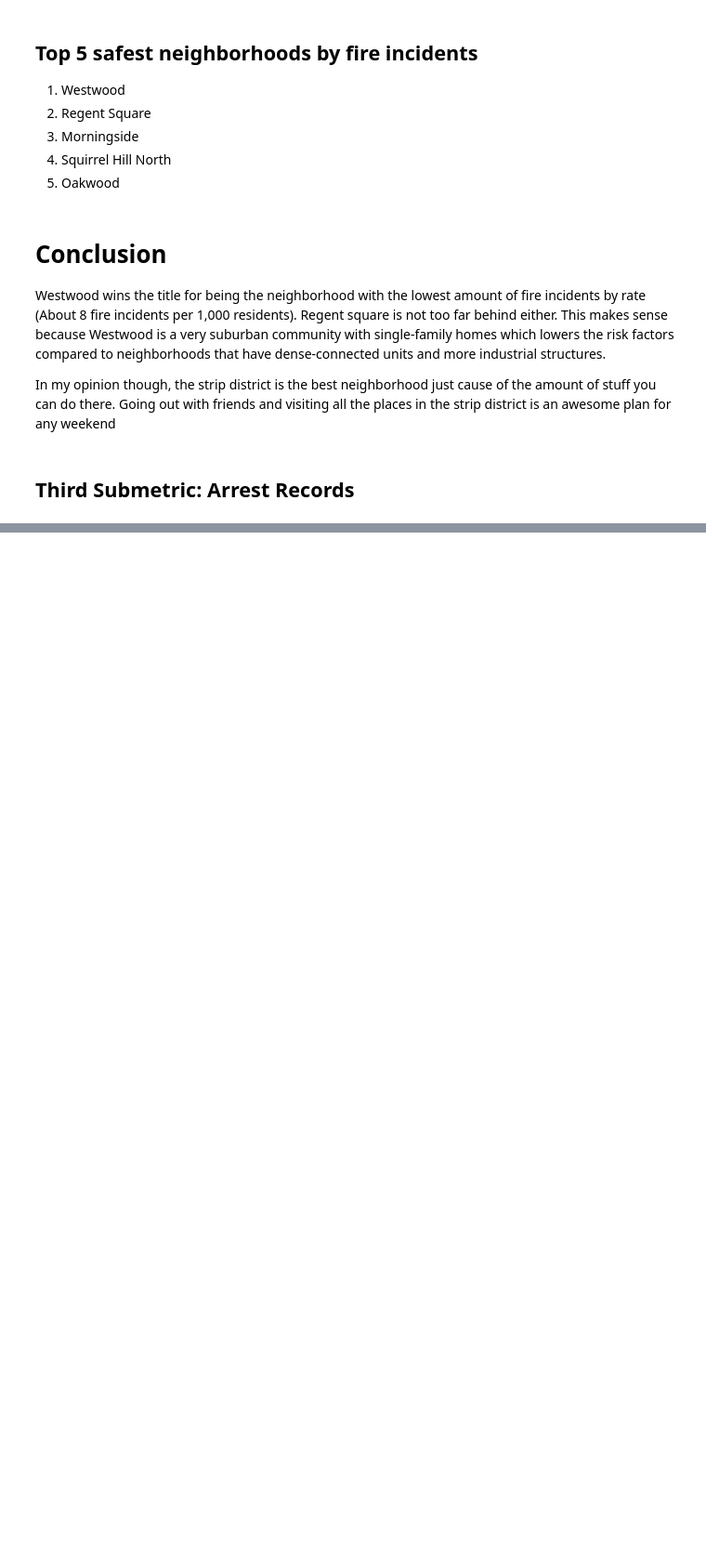
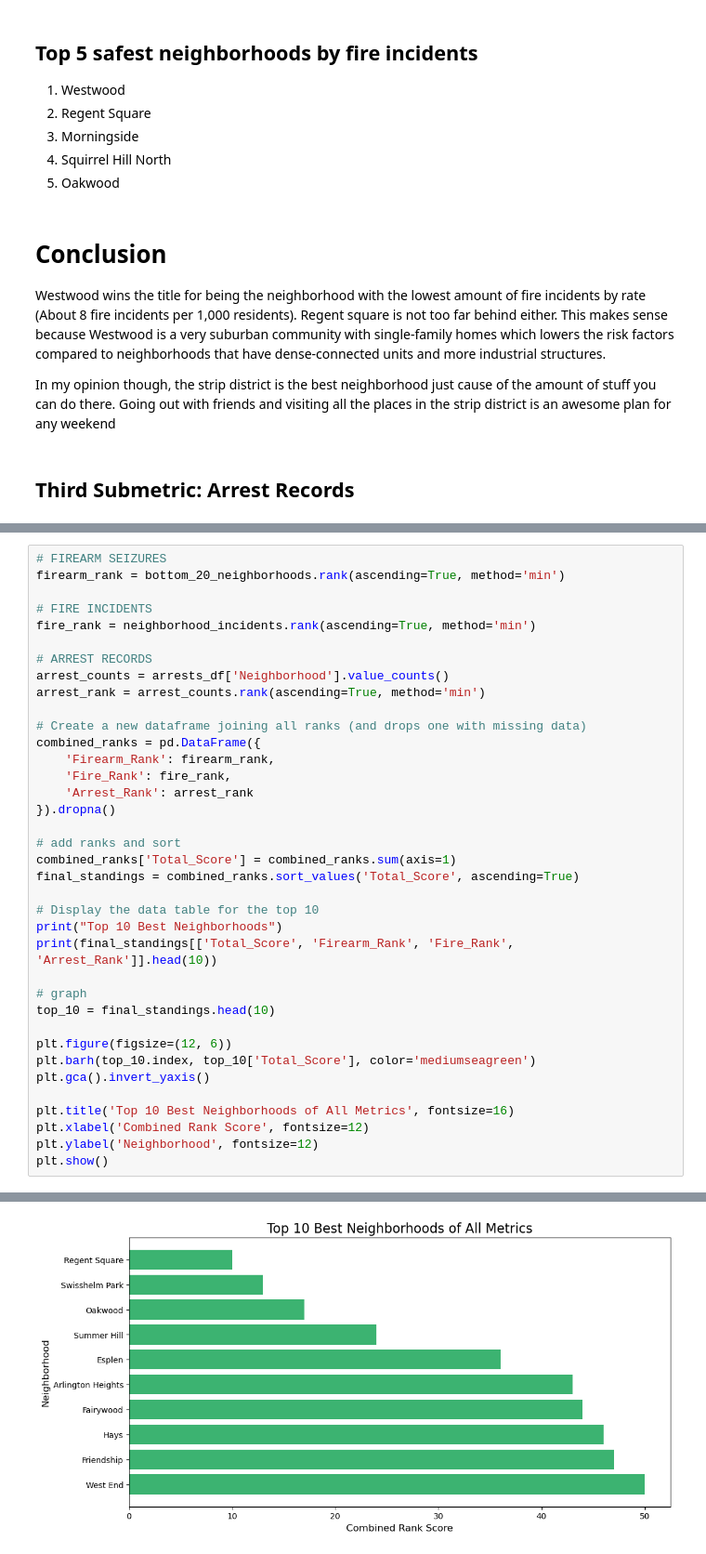
Before and after one commit to kebishpius/Final-Project, a Jupyter notebook: FinalNotebook.ipynb, the cells around one changed output, grey strips where cells are left out. Shown at 93% size. Cells and saved outputs as stored; diff of their text form; blank space fills up the shorter version.

Commit message:
added final conclusion graph and fixed some typos

```diff
--- a/FinalNotebook.ipynb
+++ b/FinalNotebook.ipynb
@@ -299,0 +297,38 @@ We chose Regent Square as the best neighborhood because it proved a top contende
+# %%
+# FIREARM SEIZURES
+firearm_rank = bottom_20_neighborhoods.rank(ascending=True, method='min')
+
+# FIRE INCIDENTS
+fire_rank = neighborhood_incidents.rank(ascending=True, method='min')
+
+# ARREST RECORDS
+arrest_counts = arrests_df['Neighborhood'].value_counts()
+arrest_rank = arrest_counts.rank(ascending=True, method='min')
+
+# Create a new dataframe joining all ranks (and drops one with missing data)
+combined_ranks = pd.DataFrame({
+    'Firearm_Rank': firearm_rank,
+    'Fire_Rank': fire_rank,
+    'Arrest_Rank': arrest_rank
+}).dropna()
+
+# add ranks and sort
+combined_ranks['Total_Score'] = combined_ranks.sum(axis=1)
+final_standings = combined_ranks.sort_values('Total_Score', ascending=True)
+
+# Display the data table for the top 10
+print("Top 10 Best Neighborhoods")
+print(final_standings[['Total_Score', 'Firearm_Rank', 'Fire_Rank', 'Arrest_Rank']].head(10))
+
+# graph
+top_10 = final_standings.head(10)
+
+plt.figure(figsize=(12, 6))
+plt.barh(top_10.index, top_10['Total_Score'], color='mediumseagreen')
+plt.gca().invert_yaxis()
+
+plt.title('Top 10 Best Neighborhoods of All Metrics', fontsize=16)
+plt.xlabel('Combined Rank Score', fontsize=12)
+plt.ylabel('Neighborhood', fontsize=12)
+plt.show()
+# %% [output]
@@ -299,0 +347 @@ We chose Regent Square as the best neighborhood because it proved a top contende
+[figure, added]
```
Also changed, not shown: parts of 7 cells of this notebook.
